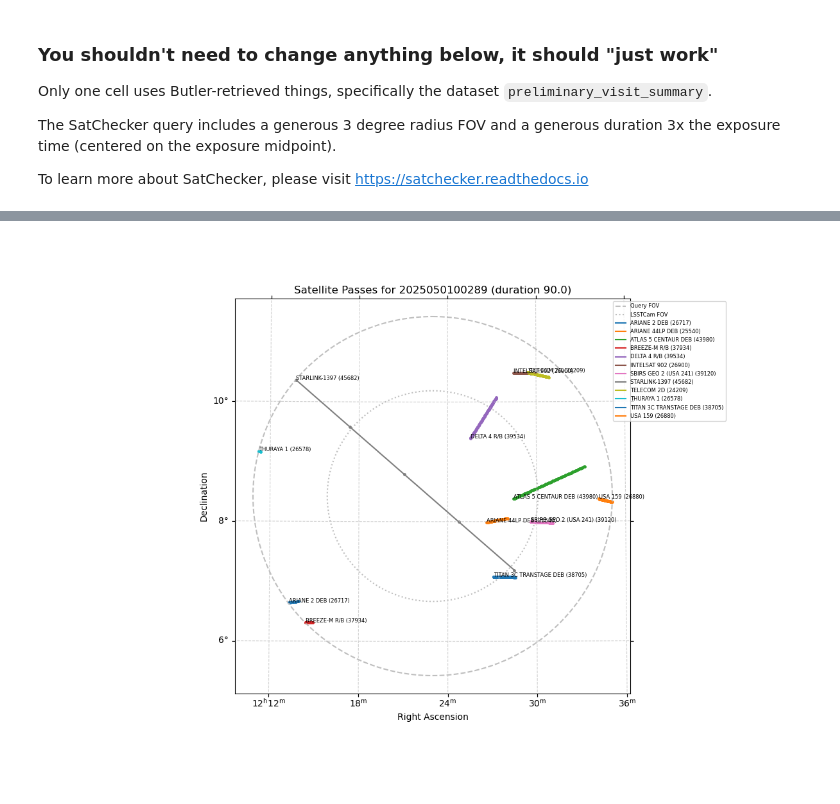
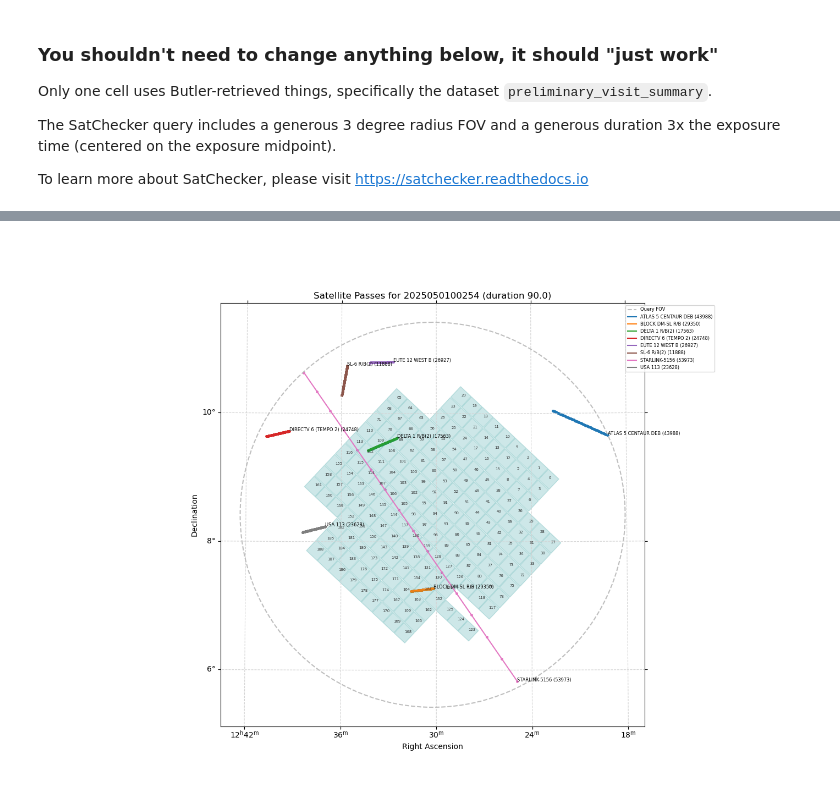
Before and after one commit to lsst-dm/vv-team-notebooks, a Jupyter notebook: notebooks/Whats-That-Streak.ipynb, the cells around one changed output, grey strips where cells are left out. Saved outputs shown, nothing was run; the diff lists cells and outputs as text; code cells hidden in the pictures.

```diff
--- a/notebooks/Whats-That-Streak.ipynb
+++ b/notebooks/Whats-That-Streak.ipynb
@@ -12,12 +12,11 @@ LSST Science Pipelines version: w_2025_22<br>
 
 The parameter `obsinfo` is a visit ID, which may typically constructed as date_obs + 00 + seq_num.
 # %%
-#obsinfo = 2024111700129
-obsinfo = 2025050100289
+obsinfo = 2025050100254
 
 # LSSTCam
 repo = 'embargo'
-collections = ['LSSTCam/runs/nightlyValidation']
+collections = ['LSSTCam/runs/nightlyValidation', 'LSSTCam/runs/DRP/20250420_20250521/w_2025_21/DM-51076']
 instrument = 'LSSTCam'
 
 # LSSTComCam
@@ -59,8 +59,12 @@ butler = dafButler.Butler(repo, collections=collections, instrument=instrument)
 pvs = butler.get('preliminary_visit_summary', visit=obsinfo)
 
 # get the center RA and Dec from detector 94, which is in the center of the focal plane
-ra_center = pvs['id'==94]['ra']
-dec_center = pvs['id'==94]['dec']
+if instrument == 'LSSTCam':
+    ra_center = pvs[pvs['id']==94]['ra'][0]
+    dec_center = pvs[pvs['id']==94]['dec'][0]
+elif instrument == 'LSSTComCam':
+    ra_center = pvs[pvs['id']==4]['ra'][0]
+    dec_center = pvs[pvs['id']==4]['dec'][0]
 
 # get the start time (JD) and duration (seconds), plus a buffer, for the SatChecker query
 exp_time = pvs['id'==94]['expTime']
@@ -115,7 +118,7 @@ wcs.wcs.crval = [ra_center, dec_center]
 wcs.wcs.cdelt = [0.1, 0.1]
 wcs.wcs.ctype = ['RA---TAN', 'DEC--TAN']
 
-fig = plt.figure(figsize=(12,8))
+fig = plt.figure(figsize=(14,10))
 ax = fig.add_subplot(1, 1, 1, projection=wcs)
 center = SkyCoord(ra=ra_center*u.deg, dec=dec_center*u.deg, frame='icrs')
 position_angles = np.linspace(0, 360, 360) * u.deg
@@ -126,40 +129,59 @@ ax.plot(circle_points.ra.deg, circle_points.dec.deg,
         c='0.75', ls='--', label='Query FOV', transform=ax.get_transform('world'))
 
 # LSSTCam FOV
-rubin_fov_radius = 1.761111
-rubin_circle_points = center.directional_offset_by(position_angles, rubin_fov_radius * u.deg)
-ax.plot(rubin_circle_points.ra.deg, rubin_circle_points.dec.deg,
-        c='0.75', ls=':', label='LSSTCam FOV', transform=ax.get_transform('world'))
+#rubin_fov_radius = 1.761111
+#rubin_circle_points = center.directional_offset_by(position_angles, rubin_fov_radius * u.deg)
+#ax.plot(rubin_circle_points.ra.deg, rubin_circle_points.dec.deg,
+#        c='0.75', ls=':', label='LSSTCam FOV', transform=ax.get_transform('world'))
 
 # Satellite tracks
 for sat_name in satellites.keys():
     ra = [pos[0] for pos in satellites[sat_name]]
     dec = [pos[1] for pos in satellites[sat_name]]
     coords = SkyCoord(ra=ra*u.deg, dec=dec*u.deg)
 
     # Satellite track
     ax.plot(coords.ra.deg, coords.dec.deg,
             transform=ax.get_transform('world'),
             label=sat_name)
 
     # Satellite position points
     ax.scatter(coords.ra.deg, coords.dec.deg,
                transform=ax.get_transform('world'), s=6)
 
     # Start and end labels
     times = [pos[2] for pos in satellites[sat_name]]
     if coords.ra.deg[0] < coords.ra.deg[-1]:
         ax.text(coords.ra.deg[0], coords.dec.deg[0], f'{sat_name}',
                 transform=ax.get_transform('world'), fontsize="6")
     else:
         ax.text(coords.ra.deg[-1], coords.dec.deg[-1], f'{sat_name}',
             transform=ax.get_transform('world'), fontsize="6")
 
 ax.set_aspect('equal')
 ax.legend(bbox_to_anchor=(0.95, 1), loc='upper left', fontsize="6")
 ax.set_xlabel('Right Ascension')
+ax.invert_xaxis()
 ax.set_ylabel('Declination')
 ax.set_title(f'Satellite Passes for {obsinfo} (duration {duration:.1f})')
 ax.grid(color='lightgray', linestyle='--')
+
+# Draw the camera on the sky, and label the detectors
+for row in pvs:
+    corners = list(zip(row["raCorners"], row["decCorners"]))
+    poly = Polygon(
+        corners,
+        closed=True,
+        color="#058B8C",
+        alpha=0.2,
+        transform=ax.get_transform('world')
+    )
+    ax.add_patch(poly)
+    ax.text(
+        row["ra"], row["dec"], row["id"],
+        transform=ax.get_transform("world"),
+        fontsize=5,
+        color='#313333'
+    )
 # %% [output]
-[figure, old version]
+[figure, new version]
```
Also changed, not shown: parts of 4 cells of this notebook.
